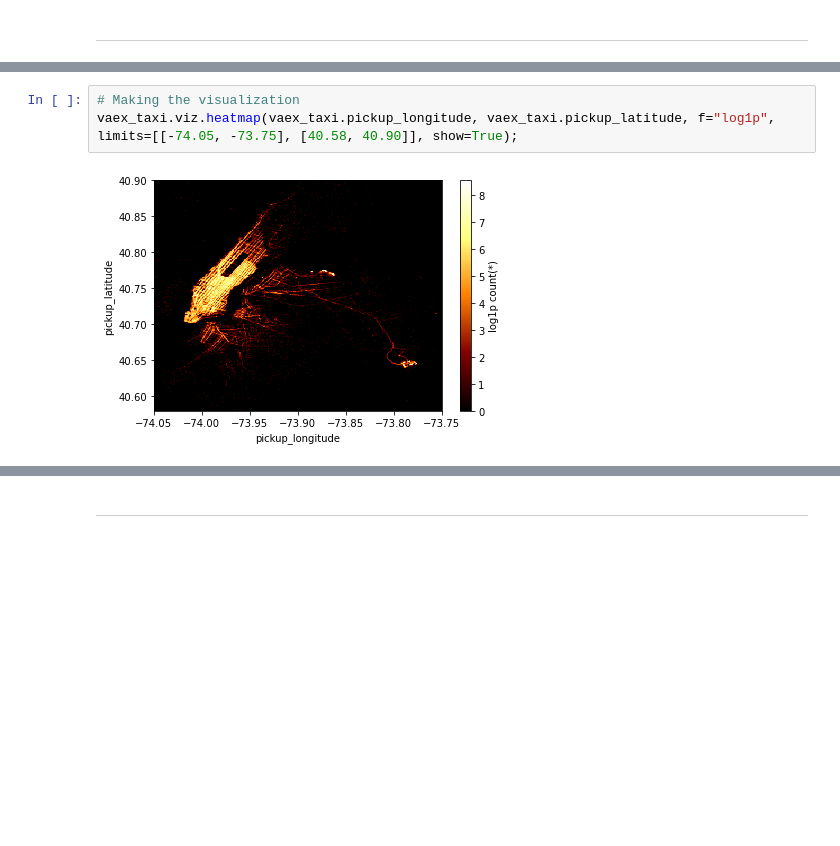
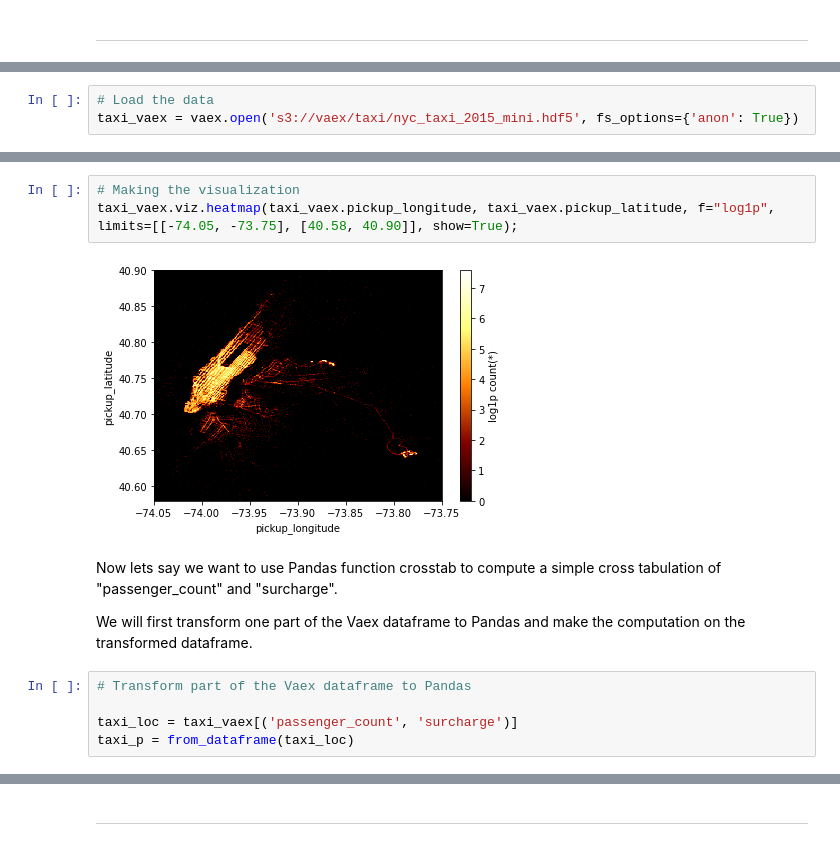
Before and after one commit to AlenkaF/vaex-df-api-implementation, a Jupyter notebook: blog-post-and-example_notebook/Example_Notebook-Vaex_implementation.ipynb, the cells around one changed output, grey strips where cells are left out. Cells and saved outputs as stored; diff of their text form; blank space fills up the shorter version.

Commit message:
Update nyc taxi example in the demo notebook

```diff
--- a/blog-post-and-example_notebook/Example_Notebook-Vaex_implementation.ipynb
+++ b/blog-post-and-example_notebook/Example_Notebook-Vaex_implementation.ipynb
@@ -320,0 +298,3 @@ vaex_taxi = from_dataframe_to_vaex(pandas_taxi)
+# %%
+# Load the data
+taxi_vaex = vaex.open('s3://vaex/taxi/nyc_taxi_2015_mini.hdf5', fs_options={'anon': True})
@@ -321,5 +315,14 @@ vaex_taxi = from_dataframe_to_vaex(pandas_taxi)
 # %%
 # Making the visualization
-vaex_taxi.viz.heatmap(vaex_taxi.pickup_longitude, vaex_taxi.pickup_latitude, f="log1p", limits=[[-74.05, -73.75], [40.58, 40.90]], show=True);
+taxi_vaex.viz.heatmap(taxi_vaex.pickup_longitude, taxi_vaex.pickup_latitude, f="log1p", limits=[[-74.05, -73.75], [40.58, 40.90]], show=True);
 # %% [output]
-[figure, old version]
+[figure, new version]
+# %% [markdown]
+Now lets say we want to use Pandas function crosstab to compute a simple cross tabulation of "passenger_count" and "surcharge".
+
+We will first transform one part of the Vaex dataframe to Pandas and make the computation on the transformed dataframe.
+# %%
+# Transform part of the Vaex dataframe to Pandas
+
+taxi_loc = taxi_vaex[('passenger_count', 'surcharge')]
+taxi_p = from_dataframe(taxi_loc)
```
Also changed, not shown: parts of 9 cells of this notebook.
